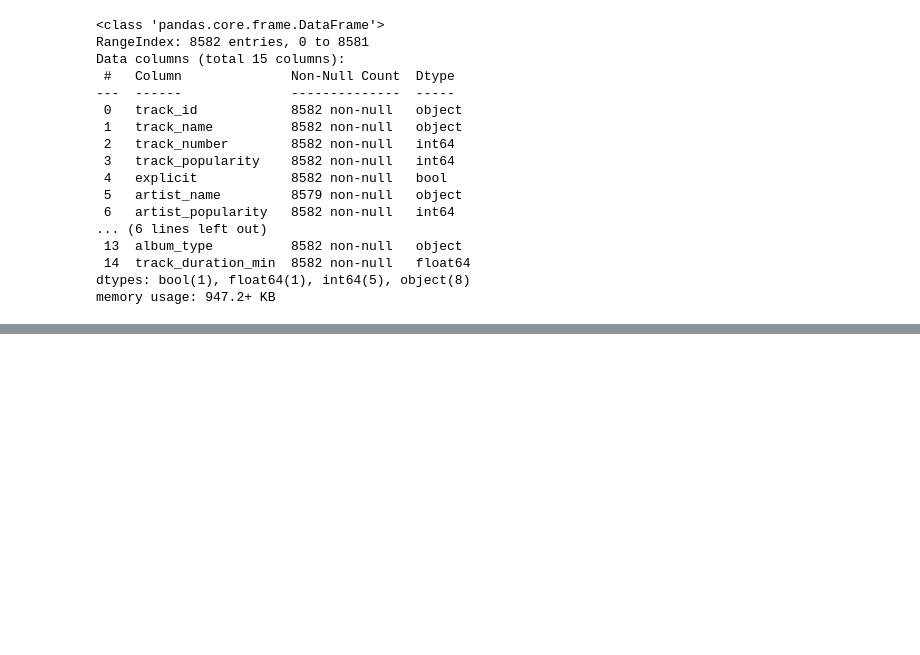
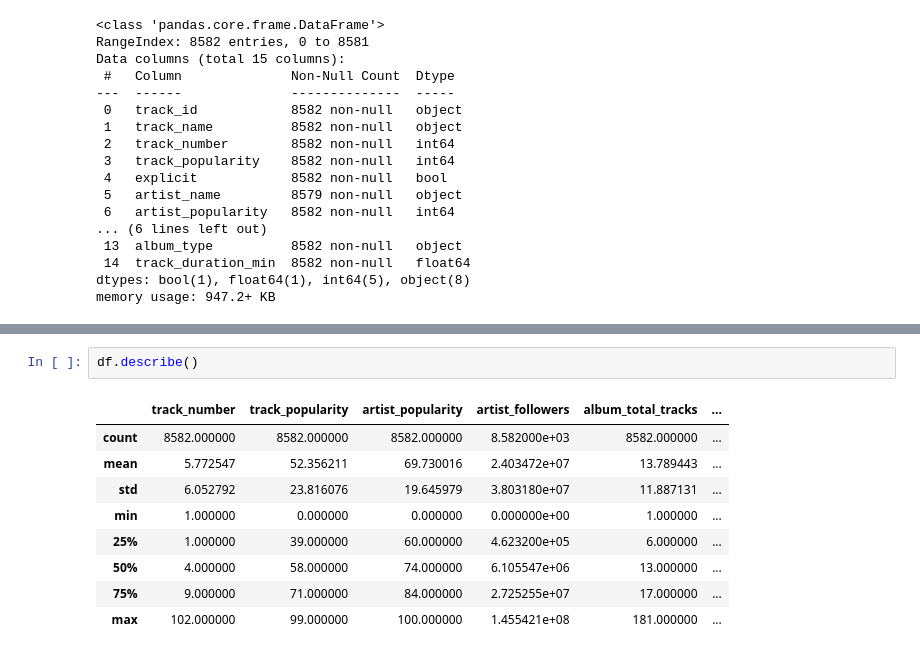
Before and after one commit to mikkiliavinash/python-eda-project, a Jupyter notebook: notebooks/01_data_loading.ipynb, the cells around one changed output, grey strips where cells are left out. Cells and saved outputs as stored; diff of their text form; blank space fills up the shorter version.

```diff
--- a/notebooks/01_data_loading.ipynb
+++ b/notebooks/01_data_loading.ipynb
@@ -32,0 +87,12 @@ memory usage: 947.2+ KB
+# %%
+df.describe()
+# %% [output]
+|  | track_number | track_popularity | artist_popularity | artist_followers | album_total_tracks | ... |
+| count | 8582.000000 | 8582.000000 | 8582.000000 | 8.582000e+03 | 8582.000000 | ... |
+| mean | 5.772547 | 52.356211 | 69.730016 | 2.403472e+07 | 13.789443 | ... |
+| std | 6.052792 | 23.816076 | 19.645979 | 3.803180e+07 | 11.887131 | ... |
+| min | 1.000000 | 0.000000 | 0.000000 | 0.000000e+00 | 1.000000 | ... |
+| 25% | 1.000000 | 39.000000 | 60.000000 | 4.623200e+05 | 6.000000 | ... |
+| 50% | 4.000000 | 58.000000 | 74.000000 | 6.105547e+06 | 13.000000 | ... |
+| 75% | 9.000000 | 71.000000 | 84.000000 | 2.725255e+07 | 17.000000 | ... |
+| max | 102.000000 | 99.000000 | 100.000000 | 1.455421e+08 | 181.000000 | ... |
```
Also changed, not shown: parts of 16 cells of this notebook, 1 other file.
